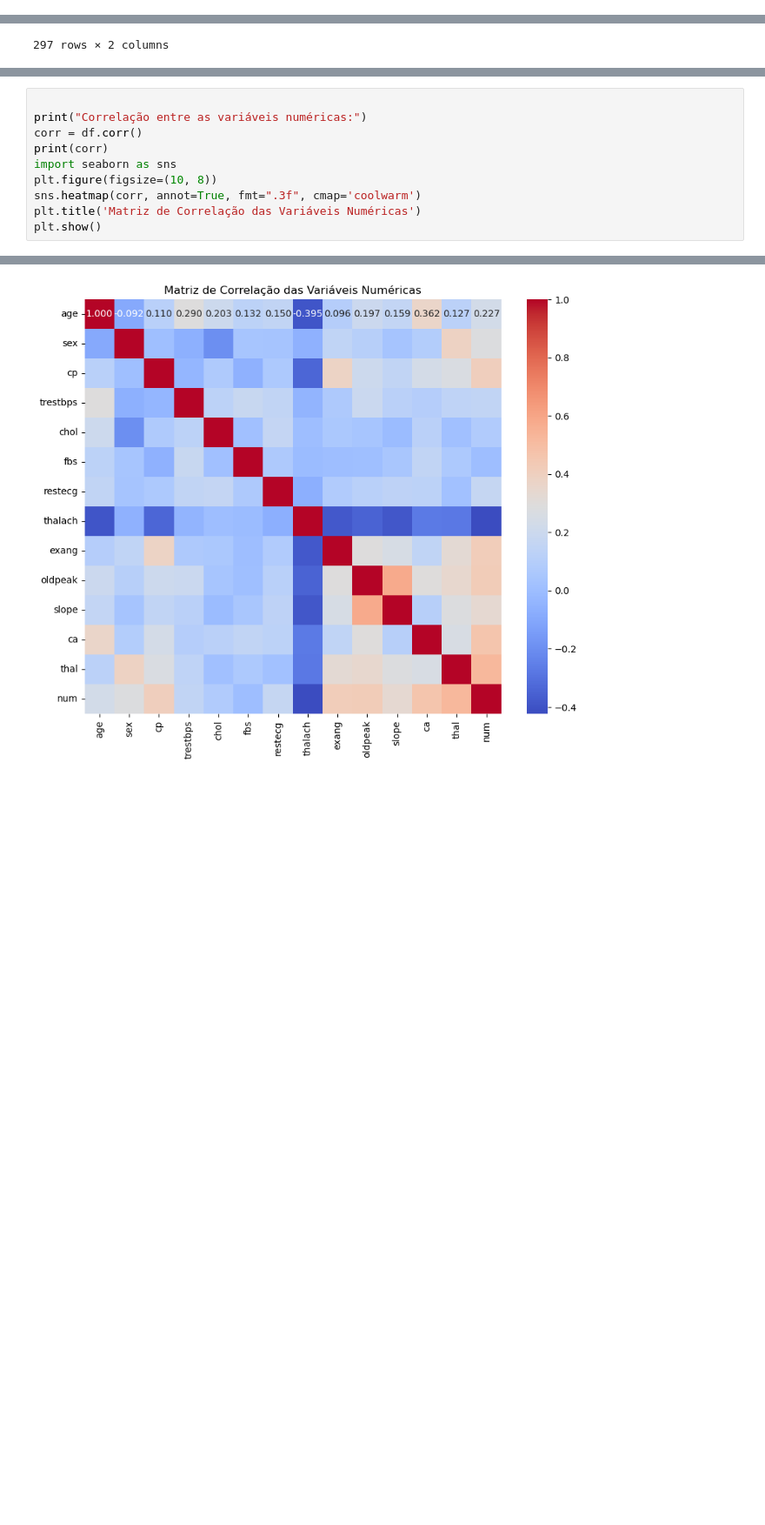
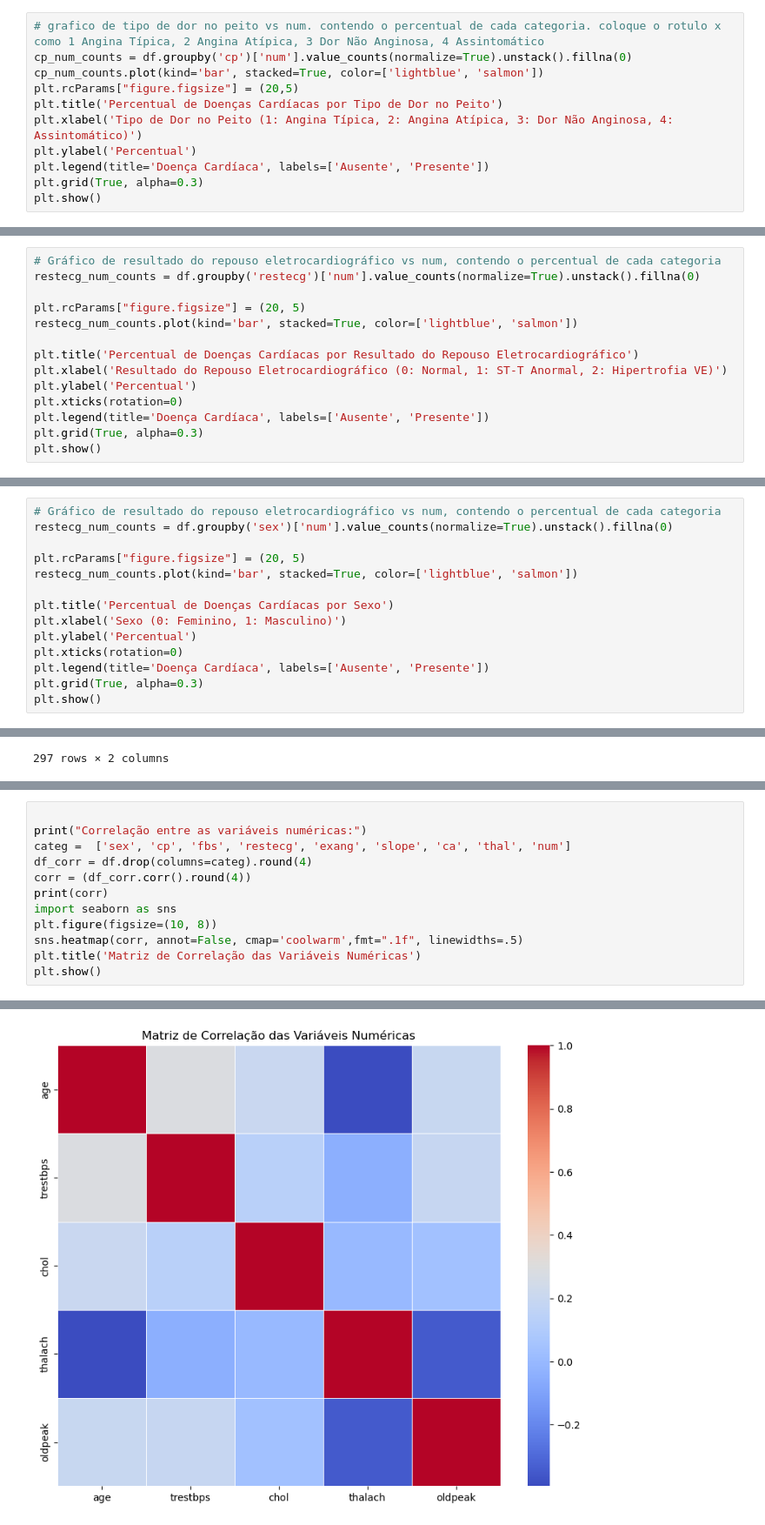
Before and after one commit to lbarbosacipriani/final-PCS5787, a Jupyter notebook: code/eda_preliminar_hear.ipynb, the cells around one changed output, grey strips where cells are left out. Shown at 87% size. Drawn from its saved outputs; the diff is of its cells as text; blank space fills up the shorter version.

```diff
--- a/code/eda_preliminar_hear.ipynb
+++ b/code/eda_preliminar_hear.ipynb
@@ -157,0 +171,11 @@ plt.show()
+# %%
+# grafico de tipo de dor no peito vs num. contendo o percentual de cada categoria. coloque o rotulo x como 1 Angina Típica, 2 Angina Atípica, 3 Dor Não Anginosa, 4 Assintomático
+cp_num_counts = df.groupby('cp')['num'].value_counts(normalize=True).unstack().fillna(0)
+cp_num_counts.plot(kind='bar', stacked=True, color=['lightblue', 'salmon'])
+plt.rcParams["figure.figsize"] = (20,5)
+plt.title('Percentual de Doenças Cardíacas por Tipo de Dor no Peito')
+plt.xlabel('Tipo de Dor no Peito (1: Angina Típica, 2: Angina Atípica, 3: Dor Não Anginosa, 4: Assintomático)')
+plt.ylabel('Percentual')
+plt.legend(title='Doença Cardíaca', labels=['Ausente', 'Presente'])
+plt.grid(True, alpha=0.3)
+plt.show()
@@ -157,0 +184,14 @@ plt.show()
+# %%
+# Gráfico de resultado do repouso eletrocardiográfico vs num, contendo o percentual de cada categoria
+restecg_num_counts = df.groupby('restecg')['num'].value_counts(normalize=True).unstack().fillna(0)
+
+plt.rcParams["figure.figsize"] = (20, 5)
+restecg_num_counts.plot(kind='bar', stacked=True, color=['lightblue', 'salmon'])
+
+plt.title('Percentual de Doenças Cardíacas por Resultado do Repouso Eletrocardiográfico')
+plt.xlabel('Resultado do Repouso Eletrocardiográfico (0: Normal, 1: ST-T Anormal, 2: Hipertrofia VE)')
+plt.ylabel('Percentual')
+plt.xticks(rotation=0)
+plt.legend(title='Doença Cardíaca', labels=['Ausente', 'Presente'])
+plt.grid(True, alpha=0.3)
+plt.show()
@@ -157,0 +200,14 @@ plt.show()
+# %%
+# Gráfico de resultado do repouso eletrocardiográfico vs num, contendo o percentual de cada categoria
+restecg_num_counts = df.groupby('sex')['num'].value_counts(normalize=True).unstack().fillna(0)
+
+plt.rcParams["figure.figsize"] = (20, 5)
+restecg_num_counts.plot(kind='bar', stacked=True, color=['lightblue', 'salmon'])
+
+plt.title('Percentual de Doenças Cardíacas por Sexo')
+plt.xlabel('Sexo (0: Feminino, 1: Masculino)')
+plt.ylabel('Percentual')
+plt.xticks(rotation=0)
+plt.legend(title='Doença Cardíaca', labels=['Ausente', 'Presente'])
+plt.grid(True, alpha=0.3)
+plt.show()
@@ -298,11 +352,13 @@ plt.show()
 # %%
 
 print("Correlação entre as variáveis numéricas:")
-corr = df.corr()
+categ =  ['sex', 'cp', 'fbs', 'restecg', 'exang', 'slope', 'ca', 'thal', 'num']
+df_corr = df.drop(columns=categ).round(4)
+corr = (df_corr.corr().round(4))
 print(corr)
 import seaborn as sns
 plt.figure(figsize=(10, 8))
-sns.heatmap(corr, annot=True, fmt=".3f", cmap='coolwarm')
+sns.heatmap(corr, annot=False, cmap='coolwarm',fmt=".1f", linewidths=.5)
 plt.title('Matriz de Correlação das Variáveis Numéricas')
 plt.show()
 # %% [output]
@@ -326,4 +372,4 @@ num       0.526640  1.000000
-[figure, old version]
+[figure, new version]
 # %%
 from sklearn.model_selection import train_test_split, KFold
 from sklearn.metrics import accuracy_score, recall_score
```
Also changed, not shown: parts of 16 cells of this notebook, 8 other files.
